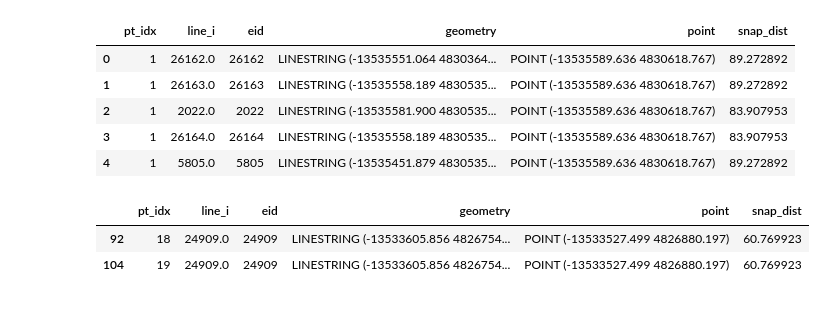
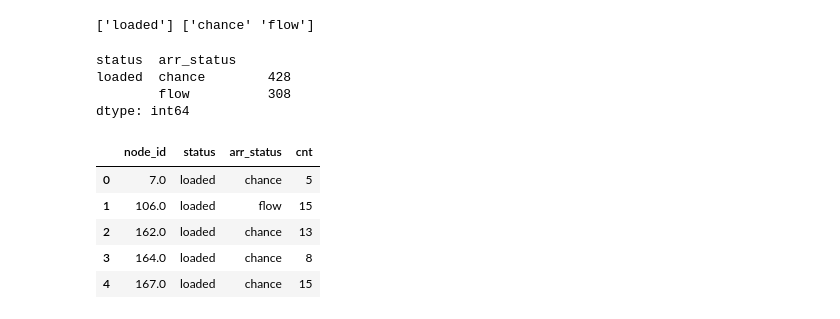
Before and after one commit to cb-cities/spatial_queue, a Jupyter notebook: projects/butte_osmnx/simulation_outputs/analysis.ipynb, the cells around one changed output. Saved outputs shown, nothing was run; the diff lists cells and outputs as text; code cells hidden in the pictures.

```diff
--- a/projects/butte_osmnx/simulation_outputs/analysis.ipynb
+++ b/projects/butte_osmnx/simulation_outputs/analysis.ipynb
@@ -159,17 +49,17 @@ tmp.head()
-# %%
-tmp2 = tmp.copy()
-tmp2["snap_dist"] = tmp2.geometry.distance(gpd.GeoSeries(tmp2.point))
-tmp2.head()
-# %% [output]
-|  | pt_idx | line_i | eid | geometry | point | snap_dist |
-| 0 | 1 | 26162.0 | 26162 | LINESTRING (-13535551.064 4830364... | POINT (-13535589.636 4830618.767) | 89.272892 |
-| 1 | 1 | 26163.0 | 26163 | LINESTRING (-13535558.189 4830535... | POINT (-13535589.636 4830618.767) | 89.272892 |
-| 2 | 1 | 2022.0 | 2022 | LINESTRING (-13535581.900 4830535... | POINT (-13535589.636 4830618.767) | 83.907953 |
-| 3 | 1 | 26164.0 | 26164 | LINESTRING (-13535558.189 4830535... | POINT (-13535589.636 4830618.767) | 83.907953 |
-| 4 | 1 | 5805.0 | 5805 | LINESTRING (-13535451.879 4830535... | POINT (-13535589.636 4830618.767) | 89.272892 |
-# %%
-tmp2[tmp2['eid']==24909]
-# %% [output]
-|  | pt_idx | line_i | eid | geometry | point | snap_dist |
-| 92 | 18 | 24909.0 | 24909 | LINESTRING (-13533605.856 4826754... | POINT (-13533527.499 4826880.197) | 60.769923 |
-| 104 | 19 | 24909.0 | 24909 | LINESTRING (-13533605.856 4826754... | POINT (-13533527.499 4826880.197) | 60.769923 |
+# %%
+node_stats = pd.read_csv('node_stats/node_agent_cnts_real_full_c0.01_t3600.csv')
+print(node_stats['status'].unique(), node_stats['arr_status'].unique())
+display(node_stats.groupby(['status', 'arr_status']).size())
+node_stats.head()
+# %% [output]
+['loaded'] ['chance' 'flow']
+status  arr_status
+loaded  chance        428
+        flow          308
+dtype: int64
+|  | node_id | status | arr_status | cnt |
+| 0 | 7.0 | loaded | chance | 5 |
+| 1 | 106.0 | loaded | flow | 15 |
+| 2 | 162.0 | loaded | chance | 13 |
+| 3 | 164.0 | loaded | chance | 8 |
+| 4 | 167.0 | loaded | chance | 15 |
```
Also changed, not shown: parts of 14 cells of this notebook, 2 other files.
